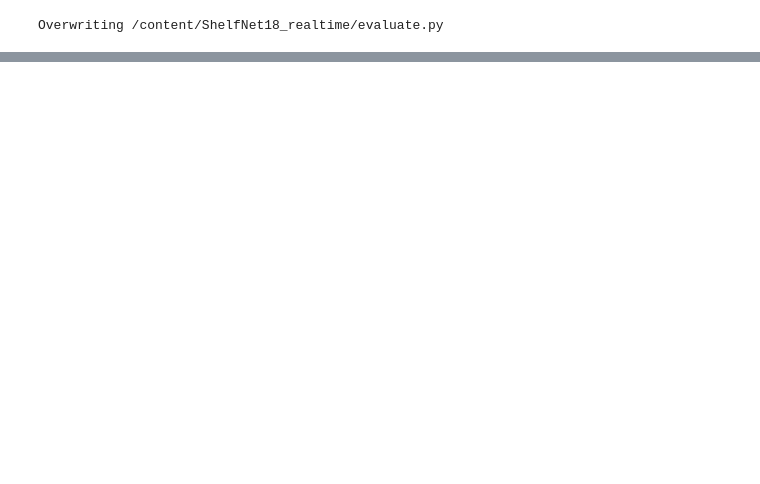
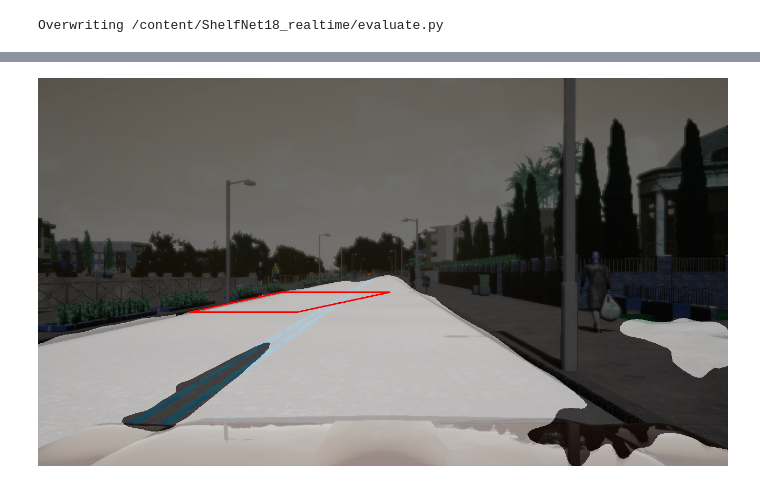
Before and after one commit to Varghese-Kuruvilla/Road-Segmentation, a Jupyter notebook: ShelfNet_v1.ipynb, the cells around one changed output, grey strips where cells are left out. Saved outputs shown, nothing was run; the diff lists cells and outputs as text; code cells hidden in the pictures; blank space fills up the shorter version.

```diff
--- a/ShelfNet_v1.ipynb
+++ b/ShelfNet_v1.ipynb
@@ -519,0 +632,91 @@ error: ignored
+# %%
+#For Carla simulation
+import glob
+import numpy as np
+import cv2
+import os
+from google.colab.patches import cv2_imshow
+import time
+from statistics import mean
+import pickle
+
+
+def ret_line_eq(pt1,pt2):
+    '''
+    Returns m1,c1 given 2 points
+    '''
+    points = [pt1,pt2]
+    x_coords, y_coords = zip(*points)
+    A = np.vstack([x_coords,np.ones(len(x_coords))]).T
+    m1, c1 = np.linalg.lstsq(A, y_coords)[0] #TODO: Improve this, it computes the least square solution
+    return m1,c1
+
+def find_midpoint(pt_ls):
+    '''
+    Find the midpoint(image coordinates) given 4 corners of the contour
+    '''
+    m1,c1 = ret_line_eq(pt_ls[0],pt_ls[2])
+    m2,c2 = ret_line_eq(pt_ls[1],pt_ls[3])
+
+    #Solve the 2 eqns to obtain the midpoint
+    A = np.array([[-m1,1],
+                 [-m2,1]],dtype=np.float64)
+    B = np.array([c1,c2])
+    midpoint = np.linalg.inv(A).dot(B)
+    return midpoint
+    #Inverse homography matrix
+    # inv_h = np.linalg.inv(H)
+    # #Conversion from Numpy coordinates to OpenCV coordinates
+    # #TODO: Optimize this computation
+    # midpoint_homography = np.copy(midpoint).reshape(2,1)
+    # midpoint_homography[0,0] = midpoint[1]
+    # midpoint_homography[1,0] = midpoint[0]
+    # midpoint_homography = np.append(midpoint_homography,1).reshape(-1,1)
+    # # midpoint_homography.append(midpoint[0])
+    # # midpoint_homography.append(1)
+    # world_midpoint = np.dot(inv_h,midpoint_homography)
+    # world_midpoint = world_midpoint / world_midpoint[2,0]
+    # return world_midpoint
+
+
+
+
+
+
+
+
+if __name__ == '__main__':
+    # img = cv2.imread('/content/homography_computation/data/rbc_data_00061.png')
+    # weights_path = '/content/ShelfNet18_realtime/res/model_final_final_iisc_idd_16kweights.pth'
+    auto_park_obj = auto_park_vision(weights_path)
+    points_ls = [[251.0,129.4,38.1,1.0],[251.0,139.4,38.1,1.0],
+                 [231.0,129.4,38.1,1.0],[231.0,139.4,38.1,1.0]]
+    points_2d_ls = carla_world_2d(points_ls) #[967,427],[295,438],[438,309],[817,300]
+    print("points_2d_ls",points_2d_ls)
+
+
+    #For debug
+    # count = 0
+    # ret = True
+
+    for img_path in glob.glob('/content/carla_images/*.png'):
+
+        frame = cv2.imread(img_path)
+        frame = cv2.cvtColor(frame, cv2.COLOR_BGR2RGB)
+        frame_pil = Image.fromarray(frame)
+
+        seg_img = auto_park_obj.forward_pass(frame_pil,img_path=None)
+
+        #Overlay segmented image on the original frame
+        overlay = np.copy(seg_img)
+        overlay = cv2.cvtColor(overlay,cv2.COLOR_GRAY2RGB)
+        alpha = 0.5
+        cv2.addWeighted(overlay, alpha, frame, 1 - alpha,0, frame)
+        # cv2_imshow(frame)
+        res_img,pt_ls = pot_parking_spot(frame,seg_img,points_2d_ls)
+        cv2_imshow(res_img)
+        midpoint = find_midpoint(pt_ls)
+        print(midpoint)
+        cv2.circle(res_img,(int(midpoint[1]),int(midpoint[0])),radius=4,color=(0,0,255),thickness = 2)
+        cv2_imshow(res_img)
+# %% [output]
@@ -519,0 +728 @@ error: ignored
+[figure, added]
```
Also changed, not shown: parts of 9 cells of this notebook.
